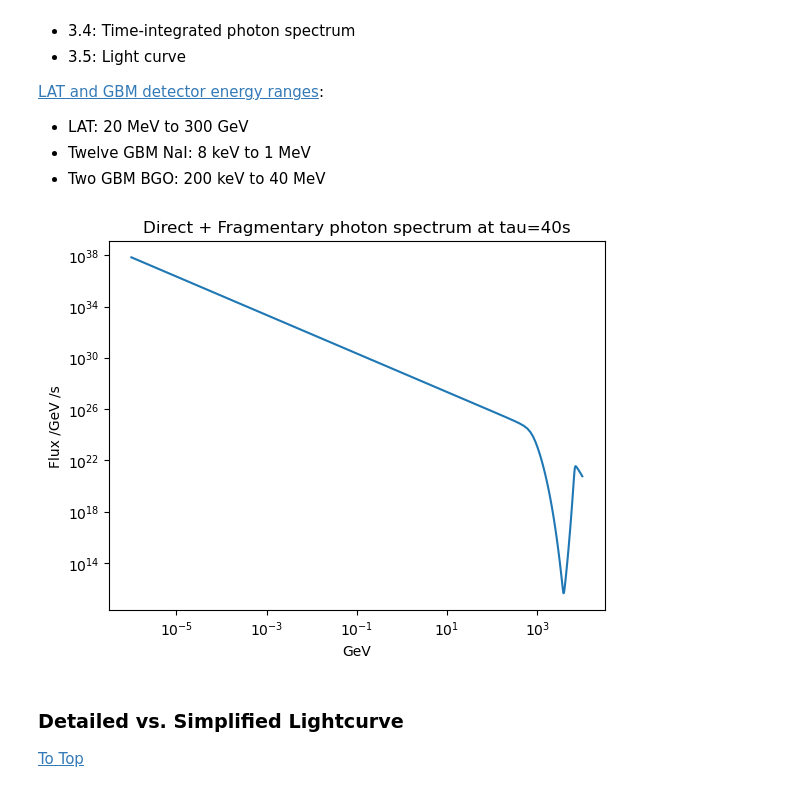
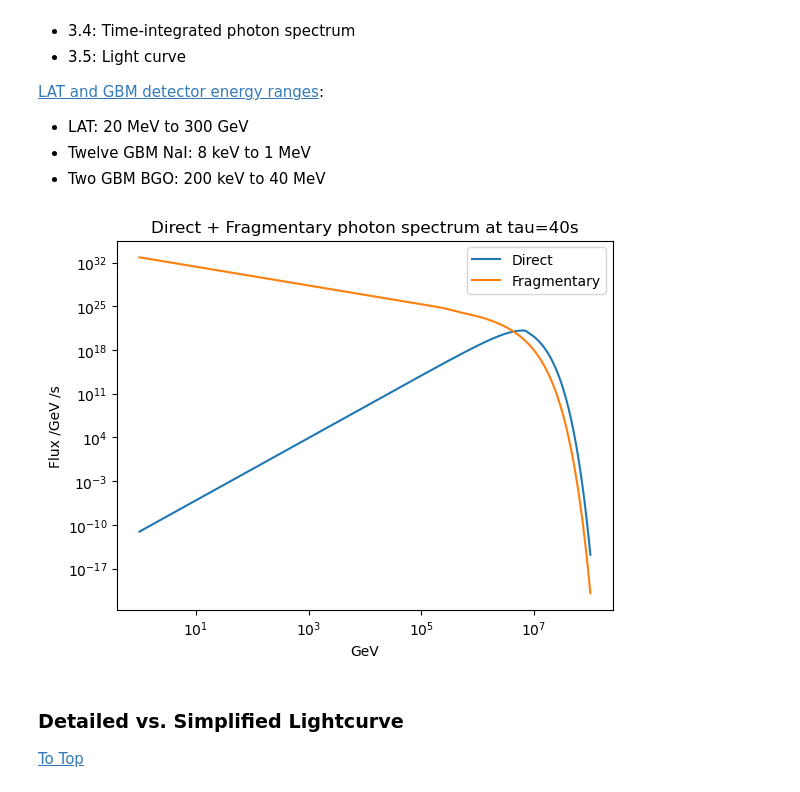
Before and after one commit to xboluna/Research, a Jupyter notebook: BHRad/Modelling.ipynb, the cells around one changed output. Cells and saved outputs as stored; diff of their text form; code cells hidden in the pictures.

```diff
--- a/BHRad/Modelling.ipynb
+++ b/BHRad/Modelling.ipynb
@@ -26,7 +28,7 @@ afterglow = lambda tau, delta, t_m, t_p, normalization: (
     normalization * np.exp(-(1/t_p)*(tau-delta))/(1 + np.exp(-(1/t_m)*(tau-delta))))
 
 # Simplifying lightcurve with powerlaw of index -.52
-lightcurve = lambda tau, energy_range, normalization = 1., index = .52: normalization*tau**(-index)
+lightcurve = lambda tau, normalization = 1., index = .52: normalization*tau**(-index)
 
 tau_s = np.linspace(30,0,100)
 tau_a = np.linspace(30,-30,200)
@@ -35,7 +37,7 @@ s_curve = np.zeros(200)
 
 fig, ax = plt.subplots()
 
-s_curve[0:100] = lightcurve(tau_s,energy_range = np.linspace(Emin, Emax, 1000), normalization = 2*1e28)
+s_curve[0:100] = lightcurve(tau_s, normalization = 2*1e28)
 
 a_curve = afterglow(tau_a, -10, 1.5, 14, 5*1e28)
 
@@ -157,17 +181,29 @@ class EBH:
 # %%
 fig, ax = plt.subplots()
 
 p_s = EBH()
-energy_range = np.linspace(10**(-6), 10**4, 100)
+energy_range = np.logspace(0, 8, 1000)
 
-ax.loglog(energy_range, p_s.spectrum(energy_range, 40))
+tau = EBH().convert_ticks(mass = 10**5)
+x = EBH().x(energy_range, tau)
 
+direct = p_s.spectrum(energy_range, tau=tau, both='primary')
+ax.loglog(energy_range, direct, label = 'Direct')
+fragmentary = p_s.spectrum(energy_range, tau=tau, both='secondary')
+ax.loglog(energy_range, fragmentary, label = 'Fragmentary')
+
+"""fig = px.line(pd.DataFrame({'energy_range':energy_range, 'direct':direct, 'frag':fragmentary, 'x':x}),
+              x = 'x', y=['direct','frag'],
+           log_x=True, log_y=True)
+fig.show()
+"""
 ax.set_ylabel('Flux /GeV /s')
 ax.set_xlabel('GeV')
 ax.set_title('Direct + Fragmentary photon spectrum at tau=40s')
+ax.legend()
 plt.show()
 # %% [output]
-[figure, old version]
+[figure, new version]
 # %% [markdown]
 ### <span id='m_diff'>Detailed vs. Simplified Lightcurve</span>
 [To Top](#top)
```
Also changed, not shown: parts of 15 cells of this notebook, 6 other files.
